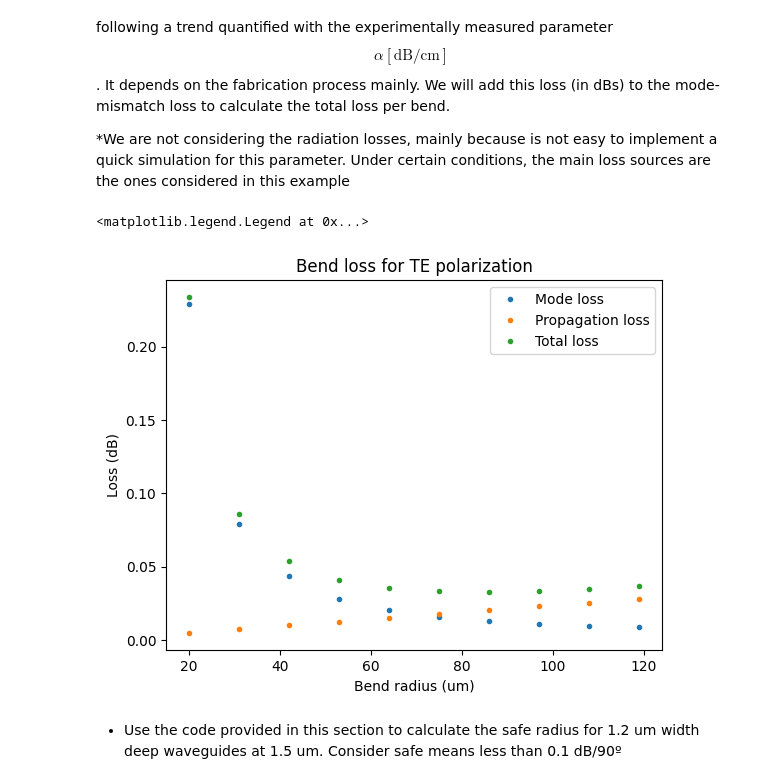
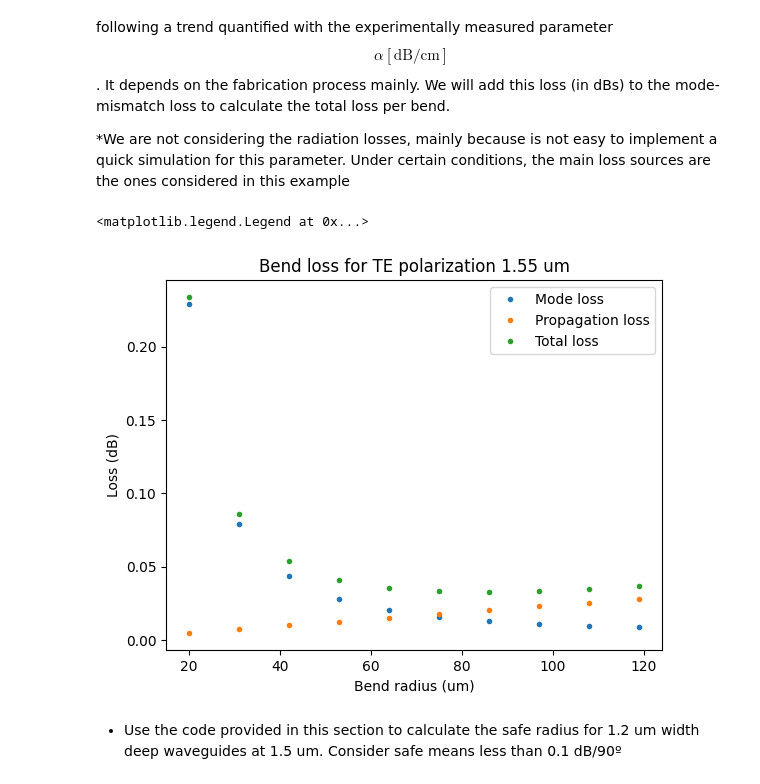
Before and after one commit to david-nielsen1/cifoin-lab1, a Jupyter notebook: WAVEGUIDES_Student.ipynb, the cells around one changed output. Saved outputs shown, nothing was run; the diff lists cells and outputs as text; code cells hidden in the pictures.

```diff
--- a/WAVEGUIDES_Student.ipynb
+++ b/WAVEGUIDES_Student.ipynb
@@ -491,19 +479,19 @@ Consider the equivalent linear length of the quarter-circle bend. Light will att
 # %%
 dB_cm = 1.5  # dB/cm Technology loss -
 length = 0.5 * np.pi * radii * 1e-6
 propagation_loss = dB_cm * length * 1e2
 propagation_loss
 
-plt.title("Bend loss for TE polarization")
+plt.title("Bend loss for TE polarization 1.55 um")
 plt.plot(radii, -10 * np.log10(mismatch), ".", label="Mode loss")
 plt.plot(radii, propagation_loss, ".", label="Propagation loss")
 plt.plot(radii, propagation_loss-10 * np.log10(mismatch), ".", label="Total loss")
 plt.xlabel("Bend radius (um)")
 plt.ylabel("Loss (dB)")
 plt.legend()
 # %% [output]
 <matplotlib.legend.Legend at 0x...>
-[figure, old version]
+[figure, new version]
 # %% [markdown]
 - Use the code provided in this section to calculate the safe radius for 1.2 um width deep waveguides at 1.5 um. Consider safe means less than 0.1 dB/90º
 # %%
```
Also changed, not shown: parts of 8 cells of this notebook.
